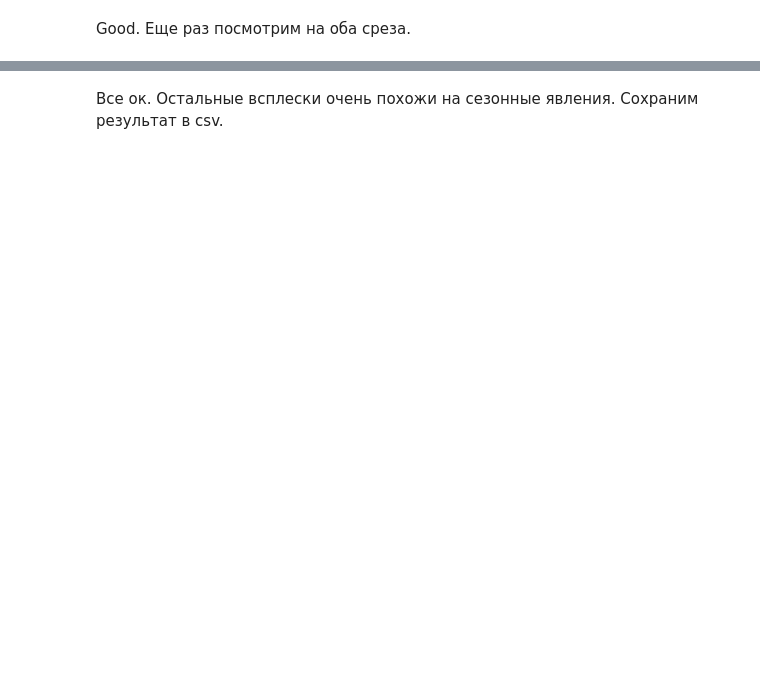
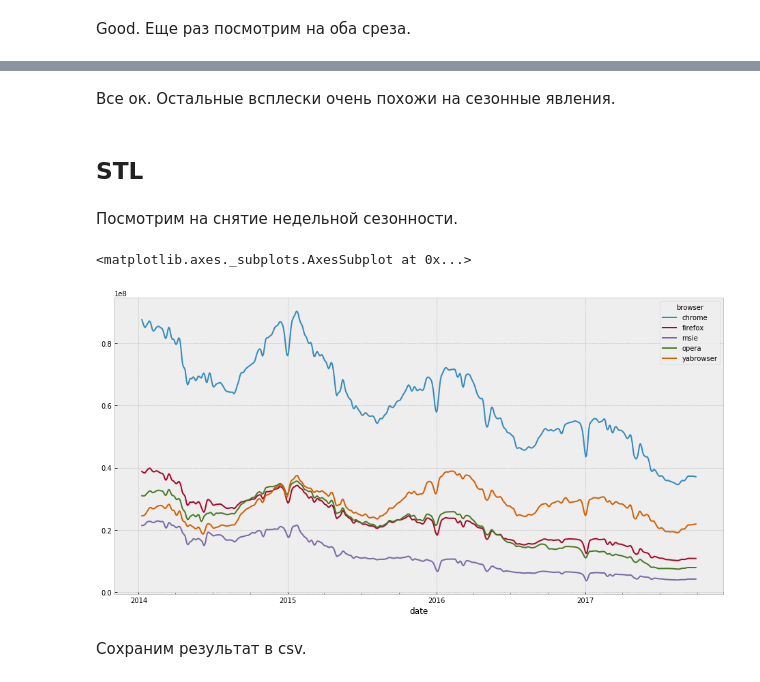
Before and after one commit to stasbel/pracanalytics-hw, a Jupyter notebook: task03/data.ipynb, the cells around one changed output, grey strips where cells are left out. Drawn from its saved outputs; the diff is of its cells as text; code cells hidden in the pictures; blank space fills up the shorter version.

```diff
--- a/task03/data.ipynb
+++ b/task03/data.ipynb
@@ -196,4 +205,5 @@ plot_fix(fix_zeros_and_lower, df, 'se')
 # %%
+old_df = df
 df = fix_zeros_and_lower(df)
 # %% [markdown]
 ### Разрез `browser`
@@ -252,4 +262,42 @@ plot_pivot(df, 'browser')
 # %% [markdown]
-Все ок. Остальные всплески очень похожи на сезонные явления. Сохраним результат в csv.
+Все ок. Остальные всплески очень похожи на сезонные явления.
+# %%
+old_df['hits_fixed'] = np.round(df.hits)
+df = old_df
+# %% [markdown]
+## STL
+# %%
+bind(pd.DataFrame, stldf)
+bind(pd.Series, stl, forecast)
+
+new_columns = ['hits_week_trend', 'hits_week_seasonal', 'hits_year_trend', 'hits_year_seasonal']
+for column in new_columns:
+    df[column] = np.zeros(len(df))
+
+for se, browser in product(SES, BROWSERS):
+    cond = (df.se == se) & (df.browser == browser)
+
+    ts = pd.Series(df.loc[cond, 'hits_fixed'].tolist(), index=df.loc[cond, 'date'])
+    res = ts.stl(frequency=7, method='arima')
+    trend = res.iloc[:, 1].as_matrix()
+    seasonal = (res.iloc[:, 0] + res.iloc[:, 1]).as_matrix()
+    df.loc[cond, 'hits_week_trend'] = np.round(trend)
+    df.loc[cond, 'hits_week_seasonal'] = np.round(seasonal)
+
+    ts = pd.Series(trend, index=df.loc[cond, 'date'])
+    res = ts.stl(frequency=365, method='arima')
+    trend = res.iloc[:, 1].as_matrix()
+    seasonal = (res.iloc[:, 0] + res.iloc[:, 1]).as_matrix()
+    df.loc[cond, 'hits_year_trend'] = np.round(trend)
+    df.loc[cond, 'hits_year_seasonal'] = np.round(seasonal)
+# %% [markdown]
+Посмотрим на снятие недельной сезонности.
+# %%
+df.pivot_table(index='date', values='hits_week_trend', columns='browser', aggfunc=np.sum).plot()
+# %% [output]
+<matplotlib.axes._subplots.AxesSubplot at 0x...>
+[figure, added]
+# %% [markdown]
+Сохраним результат в csv.
 # %%
 df.to_csv('clean_data.csv', index=False)
```
Also changed, not shown: parts of 9 cells of this notebook, 5 other files.
